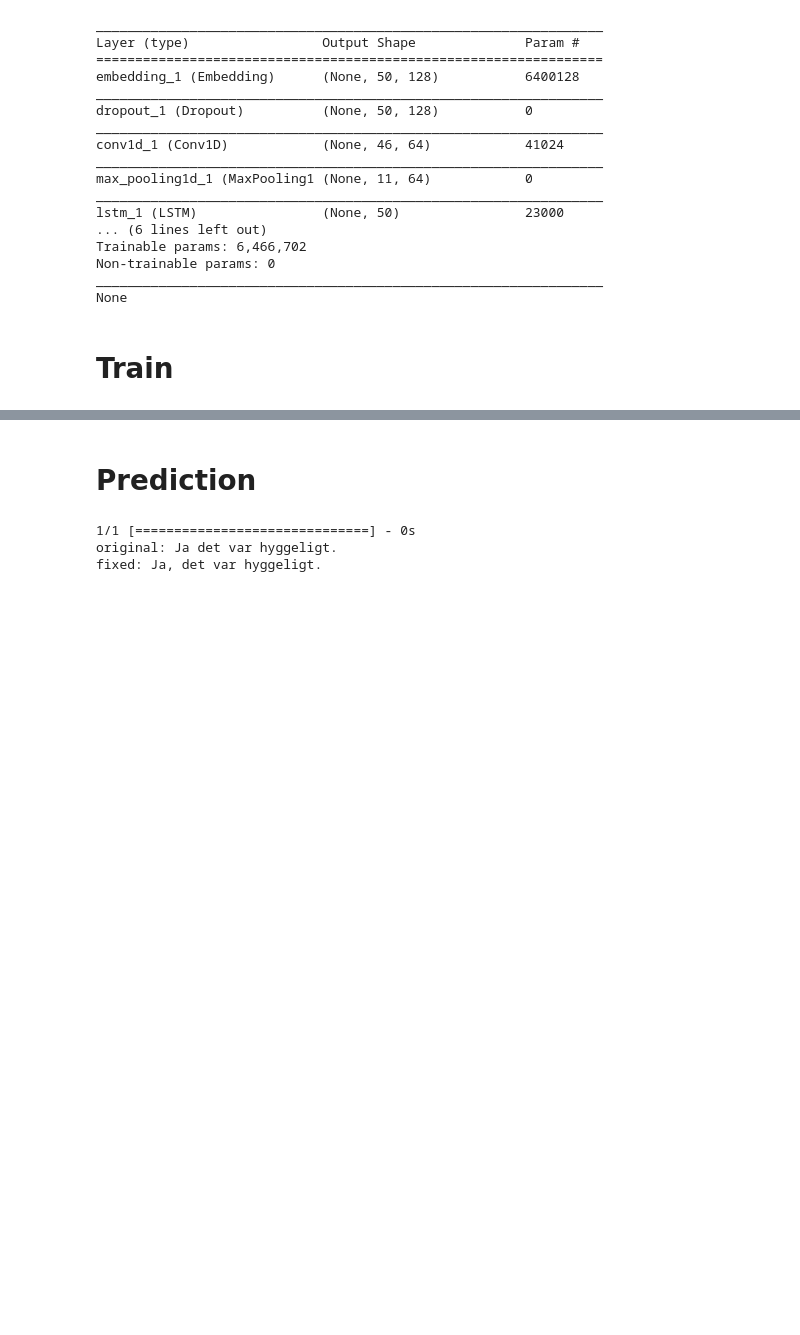
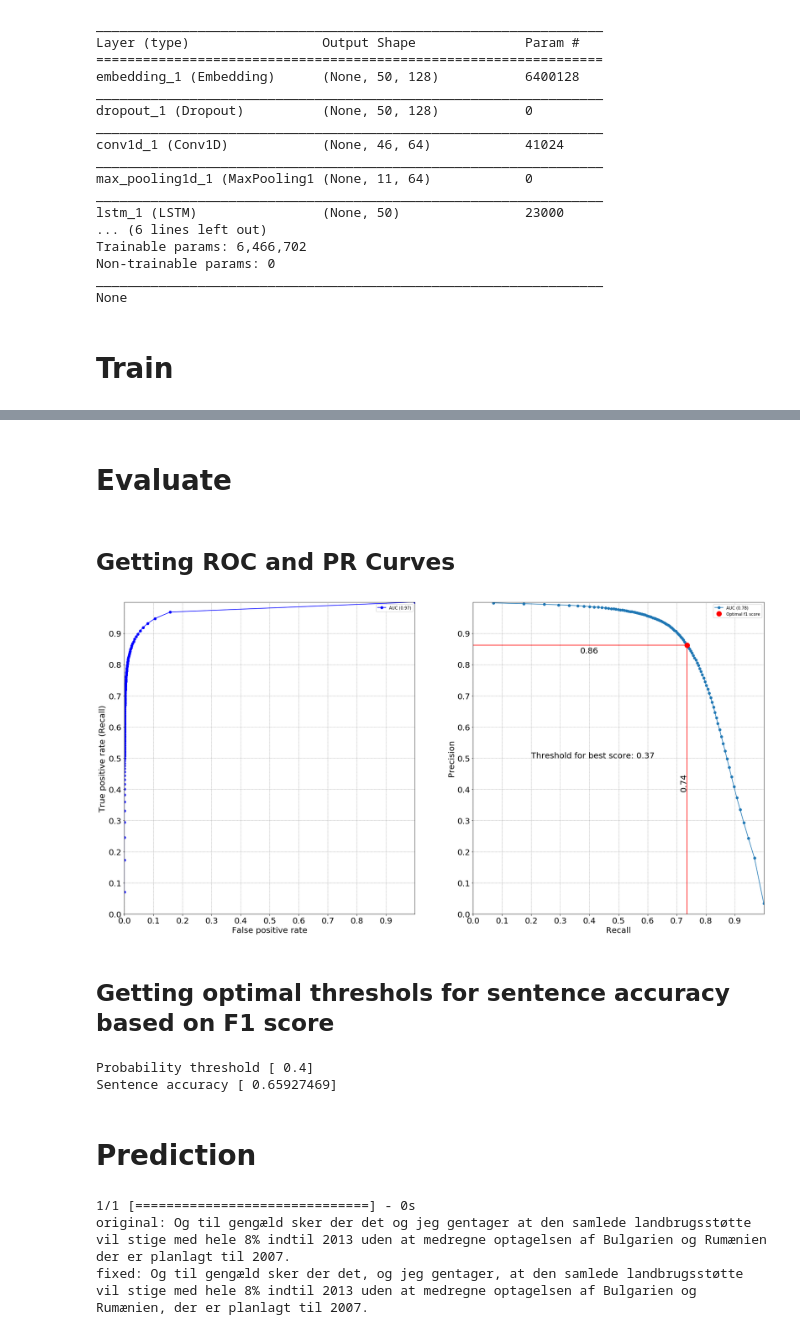
Before and after one commit to fraggle-inc/komma-dev, a Jupyter notebook: notebooks/EU Proceedings - Danish.ipynb, the cells around one changed output, grey strips where cells are left out. Saved outputs shown, nothing was run; the diff lists cells and outputs as text; code cells hidden in the pictures; blank space fills up the shorter version.

Commit message:
Added the metrics.py to development. A demo of some of the metrics have been included in the notebook.

```diff
--- a/notebooks/EU Proceedings - Danish.ipynb
+++ b/notebooks/EU Proceedings - Danish.ipynb
@@ -54,6 +55,7 @@ len(vocab)
 50000
 # %%
 MAX_CHUNKS = 50
+MAX_CHUNKSMAX_TOKENS = 50 # I have no idea what value this should be. It was undefined.
 
 def embed_sentence(sentence, vocabulary):
     embedded = [0] * MAX_CHUNKSMAX_TOKENS
@@ -156,7 +158,7 @@ None
 # %%
 history = model.fit(X_train, Y_train,
           batch_size=128,
-          epochs=5,
+          epochs=1,
           verbose=1,
           validation_data=(X_dev, Y_dev))
 # %% [output]
@@ -174,3 +168,22 @@ Epoch 5/5
+# %% [markdown]
+# Evaluate
+# %%
+Y_hat = model.predict_proba(X_dev)
+# %% [markdown]
+## Getting ROC and PR Curves
+# %%
+metrics.make_roc_pr_plot(Y_dev, Y_hat)
+# %% [output]
+[figure, added]
+# %% [markdown]
+## Getting optimal threshols for sentence accuracy based on F1 score
+# %%
+best_sentence_accuracy, threshold = metrics.get_best_sentence_accuracy(Y_dev, Y_hat)
+print('Probability threshold', threshold)
+print('Sentence accuracy', best_sentence_accuracy)
+# %% [output]
+Probability threshold [ 0.4]
+Sentence accuracy [ 0.65927469]
 # %% [markdown]
 # Prediction
 # %%
@@ -193,16 +206,16 @@ def apply_commas(sentence, commas):
 #example = "jeg spiser kage hvad spiser du?"
 #example = "ved du hvad tid toget kører?"
 #example = str(eu_data_dev[1])
-#example = "Og til gengæld sker der det og jeg gentager at den samlede landbrugsstøtte vil stige med hele 8% indtil 2013 uden at medregne optagelsen af Bulgarien og Rumænien der er planlagt til 2007."
-example = "Ja det var hyggeligt."
+example = "Og til gengæld sker der det og jeg gentager at den samlede landbrugsstøtte vil stige med hele 8% indtil 2013 uden at medregne optagelsen af Bulgarien og Rumænien der er planlagt til 2007."
+#example = "Ja det var hyggeligt."
 example = parser.parse(example)
 embedded = embed_sentence(example, vocab)
 embedded = sequence.pad_sequences([embedded], maxlen=50)
 yhat = model.predict_proba(embedded)
-y_hat_commas = yhat[0][:len(example.chunks)] >= 0.5
+y_hat_commas = yhat[0][:len(example.chunks)] >= threshold
 print("original:", example)
 print("fixed:", apply_commas(example, y_hat_commas))
 # %% [output]
 1/1 [==============================] - 0s
-original: Ja det var hyggeligt.
-fixed: Ja, det var hyggeligt.
+original: Og til gengæld sker der det og jeg gentager at den samlede landbrugsstøtte vil stige med hele 8% indtil 2013 uden at medregne optagelsen af Bulgarien og Rumænien der er planlagt til 2007.
+fixed: Og til gengæld sker der det, og jeg gentager, at den samlede landbrugsstøtte vil stige med hele 8% indtil 2013 uden at medregne optagelsen af Bulgarien og Rumænien, der er planlagt til 2007.
```
Also changed, not shown: parts of 2 cells of this notebook, 2 other files.
